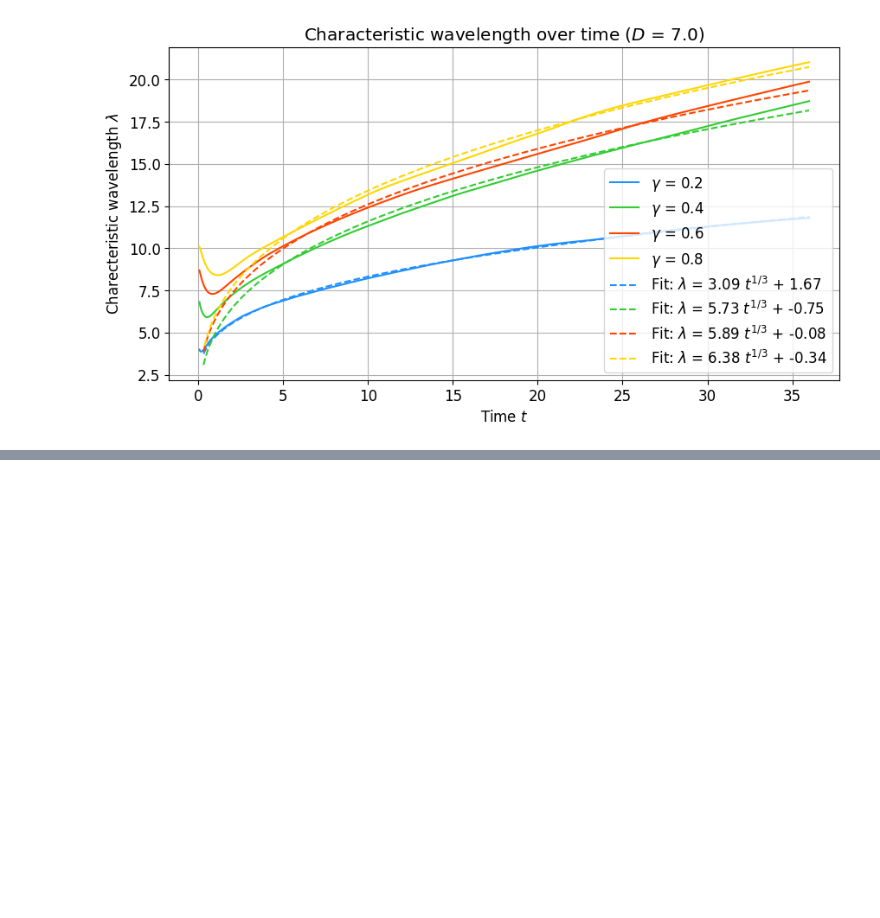
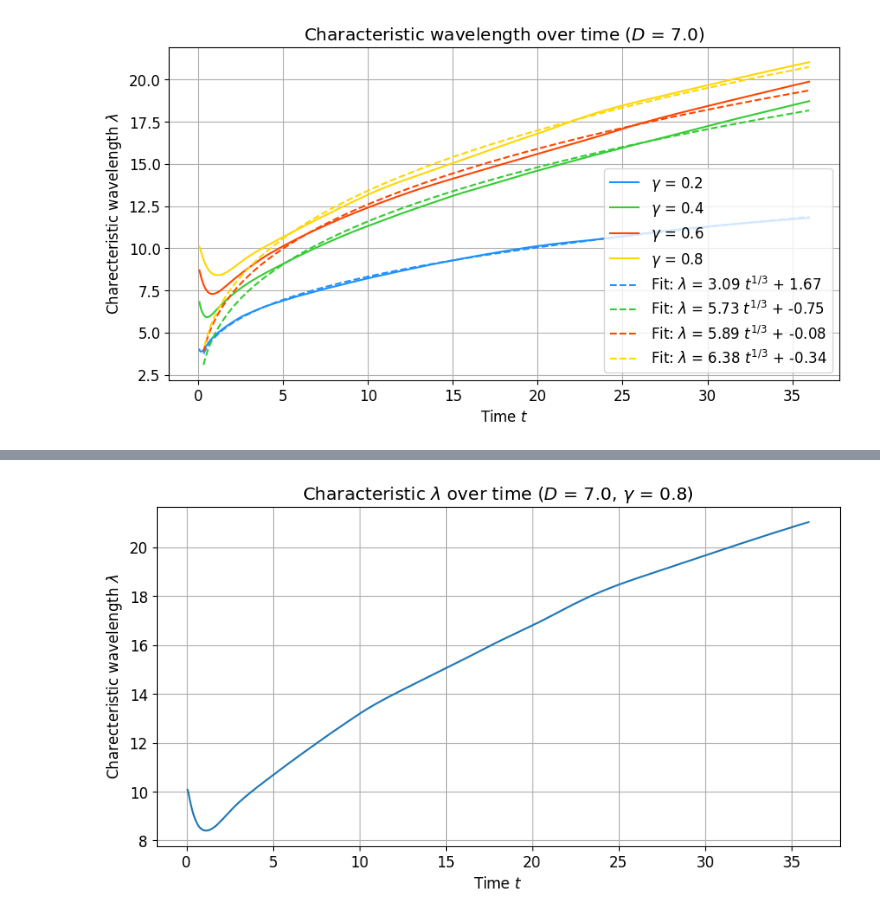
Before and after one commit to leandrorizk/spinodal_decomp, a Jupyter notebook: spinodal_decomposition.ipynb, the cells around one changed output, grey strips where cells are left out. Cells and saved outputs as stored; diff of their text form; code cells hidden in the pictures; blank space fills up the shorter version.

```diff
--- a/spinodal_decomposition.ipynb
+++ b/spinodal_decomposition.ipynb
@@ -565,0 +586,15 @@ plt.plot(time1,char_lambda1, label='$\gamma$ = 0.8')
+# %%
+plt.figure(figsize=(10, 5))
+plt.rc('font', size=12)
+
+plt.plot(time4, char_lambda4)
+
+plt.title('Characteristic $\lambda$ over time ($D$ = %.1f, $\gamma$ = %.1f)' % (D, gamma))
+plt.xlabel(r'Time $t$')
+plt.ylabel(r'Charecteristic wavelength $\lambda$')
+
+plt.grid()
+
+plt.show()
+# %% [output]
+[figure, added]
```
Also changed, not shown: parts of 10 cells of this notebook.
